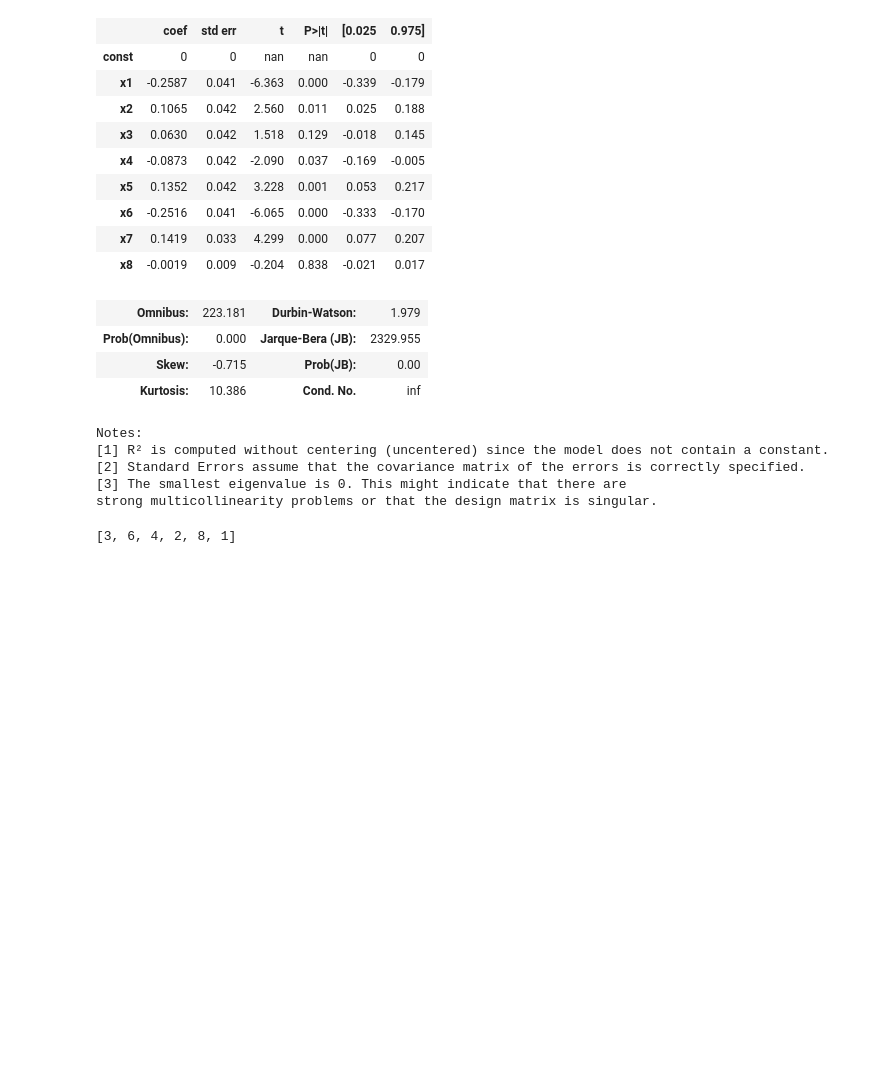
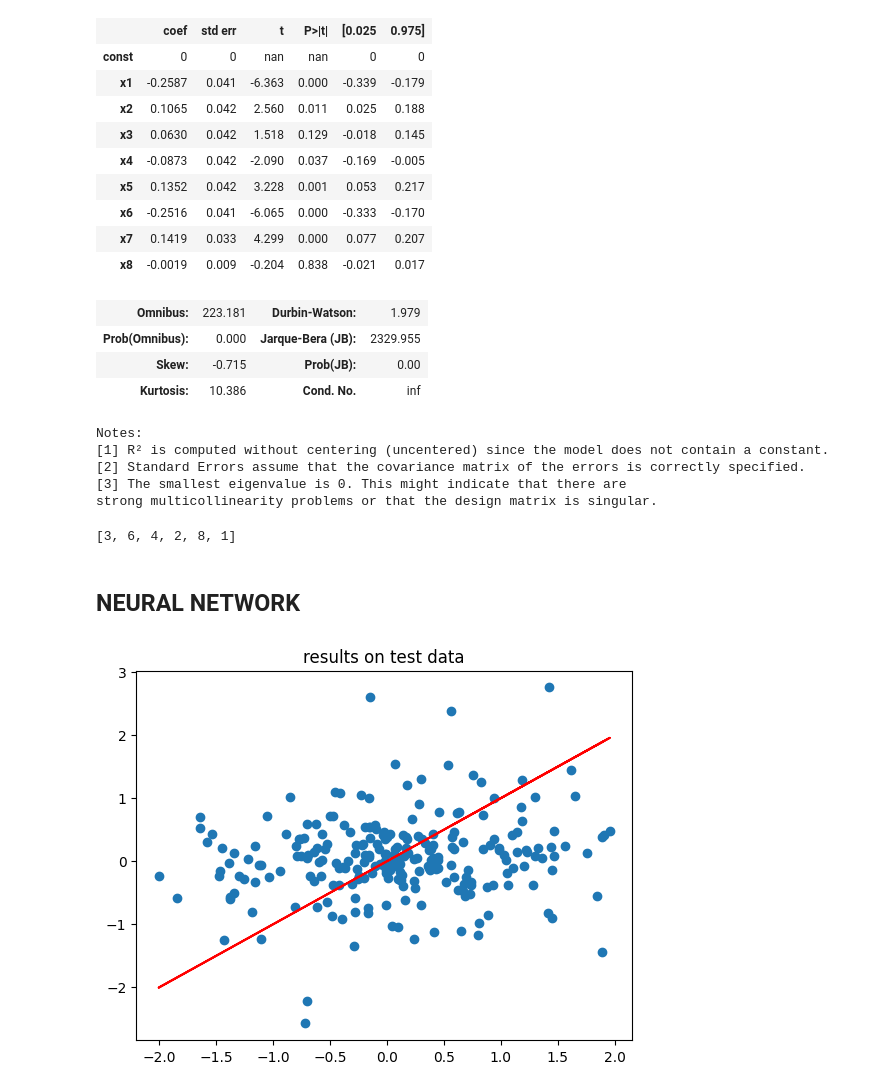
Before and after one commit to mirarj/financial-markets, a Jupyter notebook: daysback.ipynb, the cells around one changed output. Cells and saved outputs as stored; diff of their text form; code cells hidden in the pictures; blank space fills up the shorter version.

```diff
--- a/daysback.ipynb
+++ b/daysback.ipynb
@@ -156,3 +182,5 @@ x[0:-3]
 # 28 81 17 72 29 d1[3]
 # %% [output]
 [3, 6, 4, 2, 8, 1]
+# %% [markdown]
+## NEURAL NETWORK
@@ -158,0 +189,12 @@ x[0:-3]
+# %%
+from sklearn.neural_network import MLPRegressor
+regr_mlp = MLPRegressor(random_state=1, hidden_layer_sizes = (30, 10), max_iter=1000)
+regr_mlp.fit(X_train, y_train)
+
+y_pred_mlp = regr_mlp.predict(X_test)
+plt.scatter(y_test, y_pred_mlp)
+plt.plot(y_test, y_test, color='red')
+plt.title("results on test data")
+plt.show()
+# %% [output]
+[figure, added]
```
Also changed, not shown: parts of 25 cells of this notebook.
